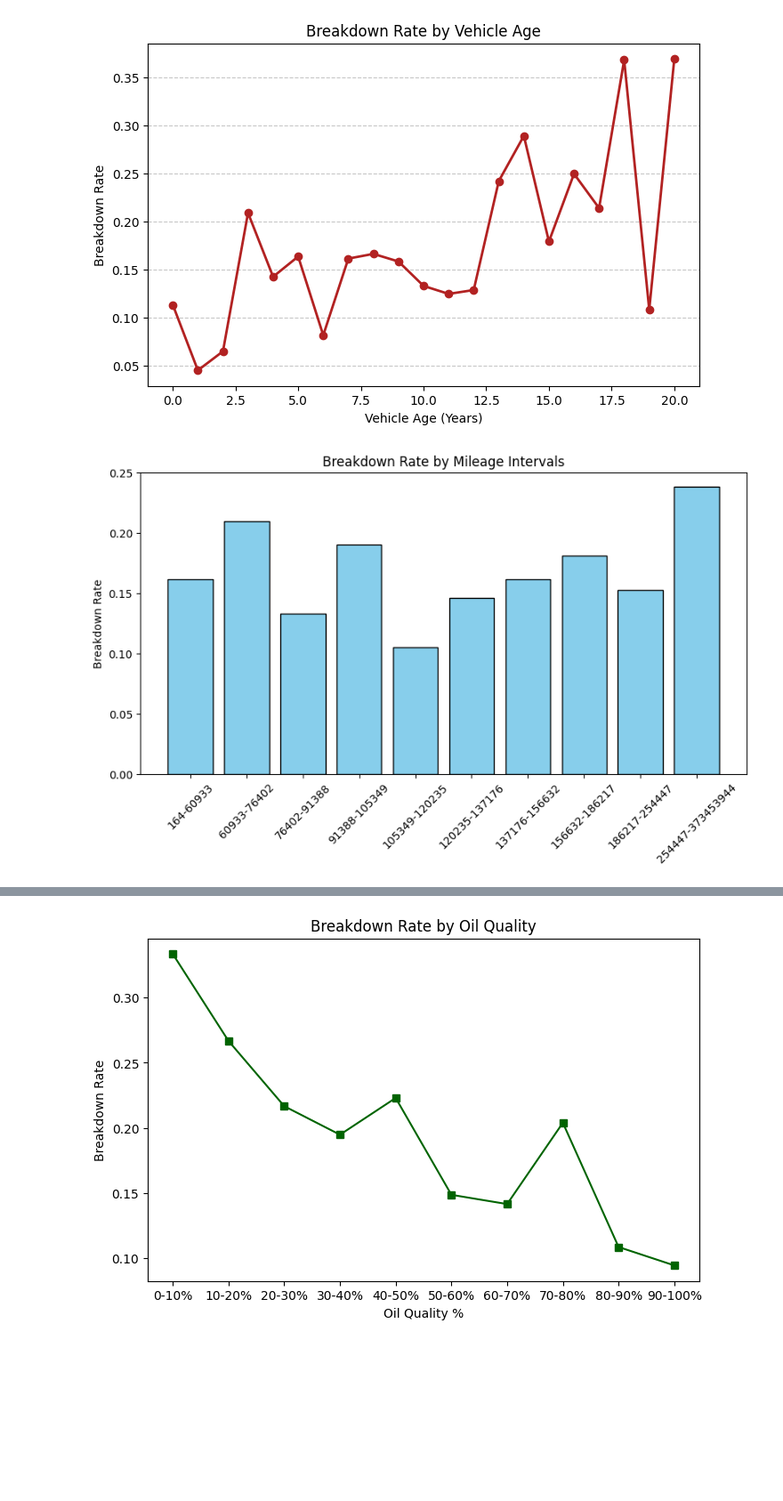
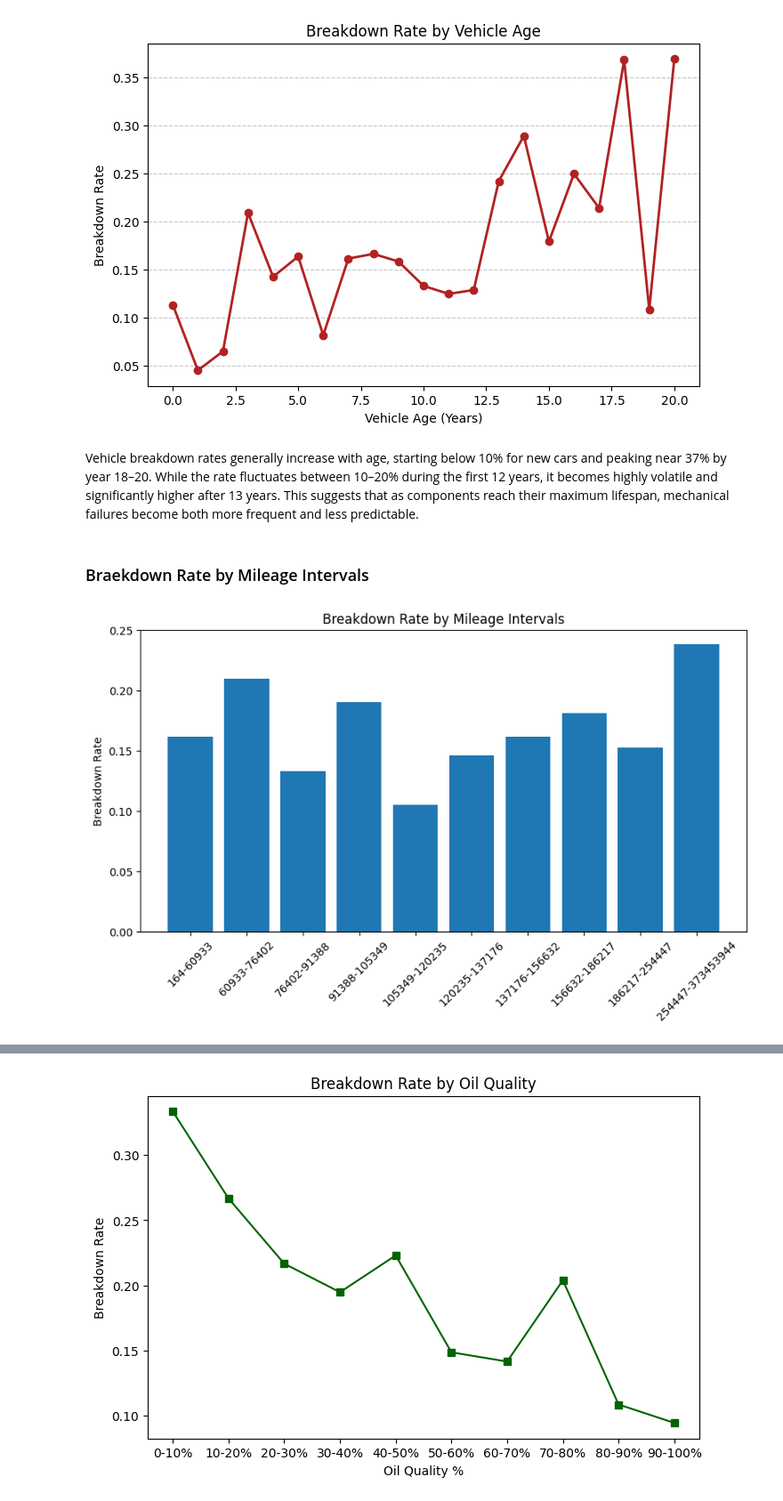
Before and after one commit to IlliaKrivoruchko/Car_Breakdown, a Jupyter notebook: Car_Breakdown_Team7.ipynb, the cells around one changed output, grey strips where cells are left out. Shown at 89% size. Cells and saved outputs as stored; diff of their text form; code cells hidden in the pictures; blank space fills up the shorter version.

```diff
--- a/Car_Breakdown_Team7.ipynb
+++ b/Car_Breakdown_Team7.ipynb
@@ -232,15 +232,19 @@ plt.grid(axis='y', linestyle='--', alpha=0.7)
 plt.show()
 # %% [output]
 [figure]
+# %% [markdown]
+Vehicle breakdown rates generally increase with age, starting below 10% for new cars and peaking near 37% by year 18–20. While the rate fluctuates between 10–20% during the first 12 years, it becomes highly volatile and significantly higher after 13 years. This suggests that as components reach their maximum lifespan, mechanical failures become both more frequent and less predictable.
+# %% [markdown]
+### Braekdown Rate by Mileage Intervals
 # %%
 train['mileage_bins'] = pd.qcut(train['mileage_km'], 10)
 mileage_rate = train.groupby('mileage_bins', observed=True)['breakdown_next_30_days'].mean()
 
 plt.figure(figsize=(10, 5))
-plt.bar(range(len(mileage_rate)), mileage_rate.values, color='skyblue', edgecolor='black')
+plt.bar(range(len(mileage_rate)), mileage_rate.values)
 plt.xticks(range(len(mileage_rate)), [f"{int(b.left)}-{int(b.right)}" for b in mileage_rate.index], rotation=45)
 plt.title("Breakdown Rate by Mileage Intervals")
 plt.ylabel("Breakdown Rate")
 plt.show()
 # %% [output]
-[figure, old version]
+[figure, new version]
```
Also changed, not shown: parts of 23 cells of this notebook, 1 other file.
